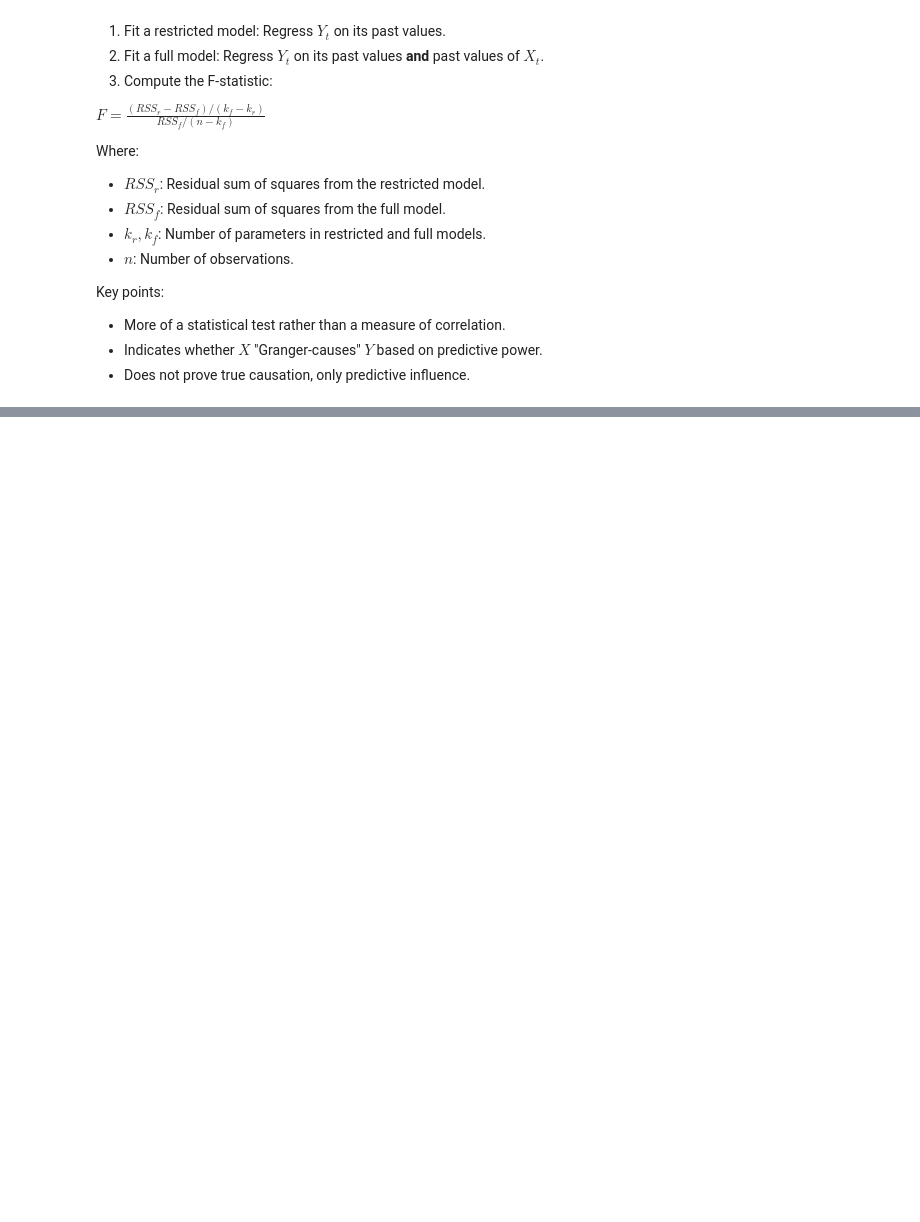
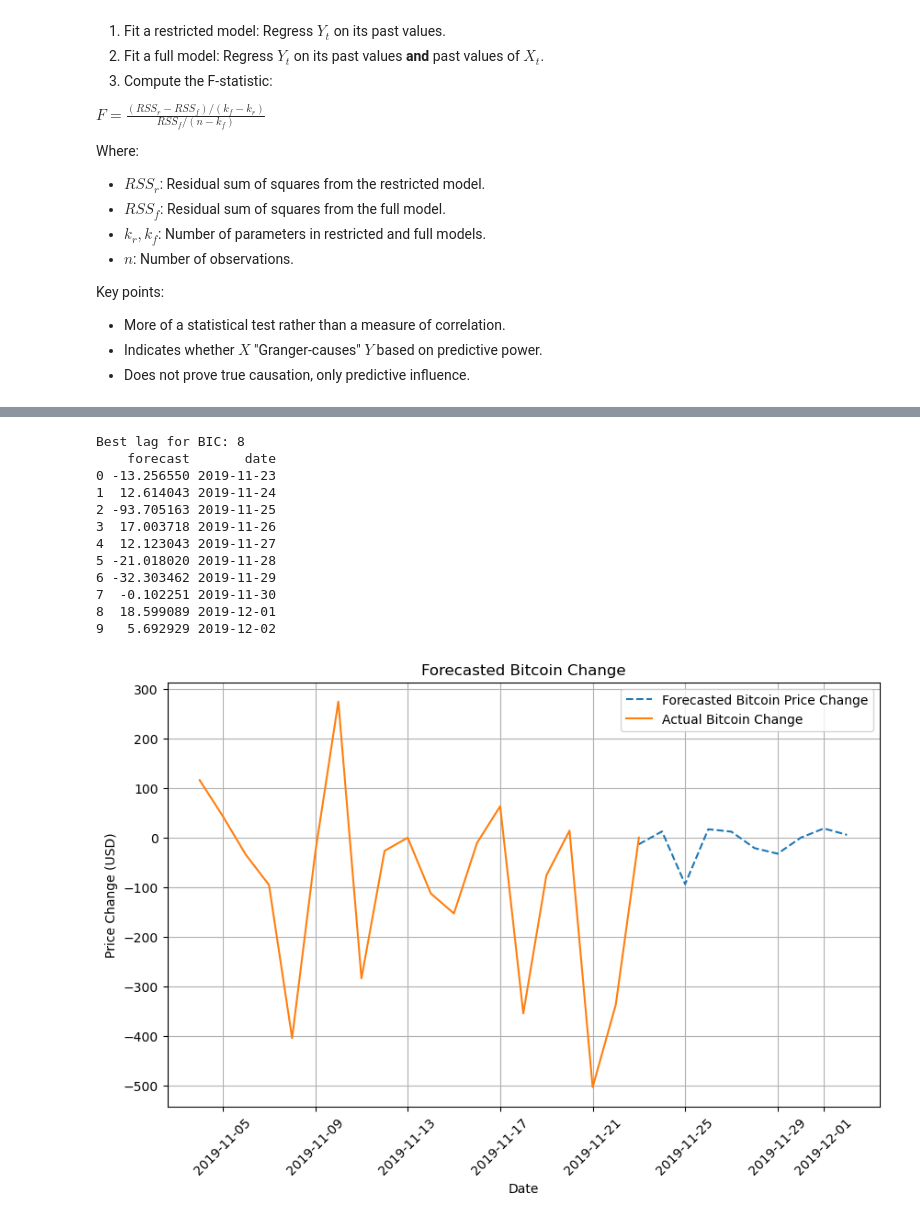
Before and after one commit to finn-prins/Scientific-Data-Analysis-Project, a Jupyter notebook: team_11.ipynb, the cells around one changed output, grey strips where cells are left out. Cells and saved outputs as stored; diff of their text form; code cells hidden in the pictures; blank space fills up the shorter version.

```diff
--- a/team_11.ipynb
+++ b/team_11.ipynb
@@ -858,3 +767,59 @@ plt.show()
+# %%
+from statsmodels.graphics.tsaplots import plot_pacf
+
+causality_data = pd.concat([bitcoin_change, daily_sentiment], axis=1)
+
+max_lag = 10
+
+model = VAR(causality_data)
+lag_order = model.select_order(maxlags=max_lag)
+
+print(f"Best lag for BIC: {lag_order.bic}")
+
+results = model.fit(lag_order.bic)
+
+params = results.params['change']
+p_values = results.pvalues['change']
+
+significant_params = params[p_values < 0.05]
+
+forecast_values = results.forecast(causality_data.values, steps=10)[:, 0]
+
+# Get the last date of the Bitcoin data
+last_date = bitcoin_test['date'].iloc[-1]
+
+# Create a DataFrame for the forecasted values
+forecast_df = pd.DataFrame(forecast_values, columns=['forecast'])
+
+# Generate the forecast dates
+forecast_df['date'] = pd.date_range(start=last_date, periods=10, freq='D')  # Adjust 'freq' as needed
+
+print(forecast_df)
+
+plt.figure(figsize=(10, 6))
+plt.plot(forecast_df['date'], forecast_df['forecast'], label='Forecasted Bitcoin Price Change', linestyle='--')
+plt.plot(bitcoin_test['date'].tail(20), bitcoin_change.tail(20), label='Actual Bitcoin Change')
+plt.title('Forecasted Bitcoin Change')
+plt.xticks(rotation=45)
+plt.xlabel('Date')
+plt.ylabel('Price Change (USD)')
+plt.legend()
+plt.grid(True)
+plt.show()
+# %% [output]
+Best lag for BIC: 8
+    forecast       date
+0 -13.256550 2019-11-23
+1  12.614043 2019-11-24
+2 -93.705163 2019-11-25
+3  17.003718 2019-11-26
+4  12.123043 2019-11-27
+5 -21.018020 2019-11-28
+6 -32.303462 2019-11-29
+7  -0.102251 2019-11-30
+8  18.599089 2019-12-01
+9   5.692929 2019-12-02
+[figure, added]
 # %%
 def rolling_window(data1, data2, window_size, step_size, func):
     if not isinstance(data1, (pd.Series, np.ndarray)) or not isinstance(data2, (pd.Series, np.ndarray)):
```
Also changed, not shown: parts of 15 cells of this notebook.
